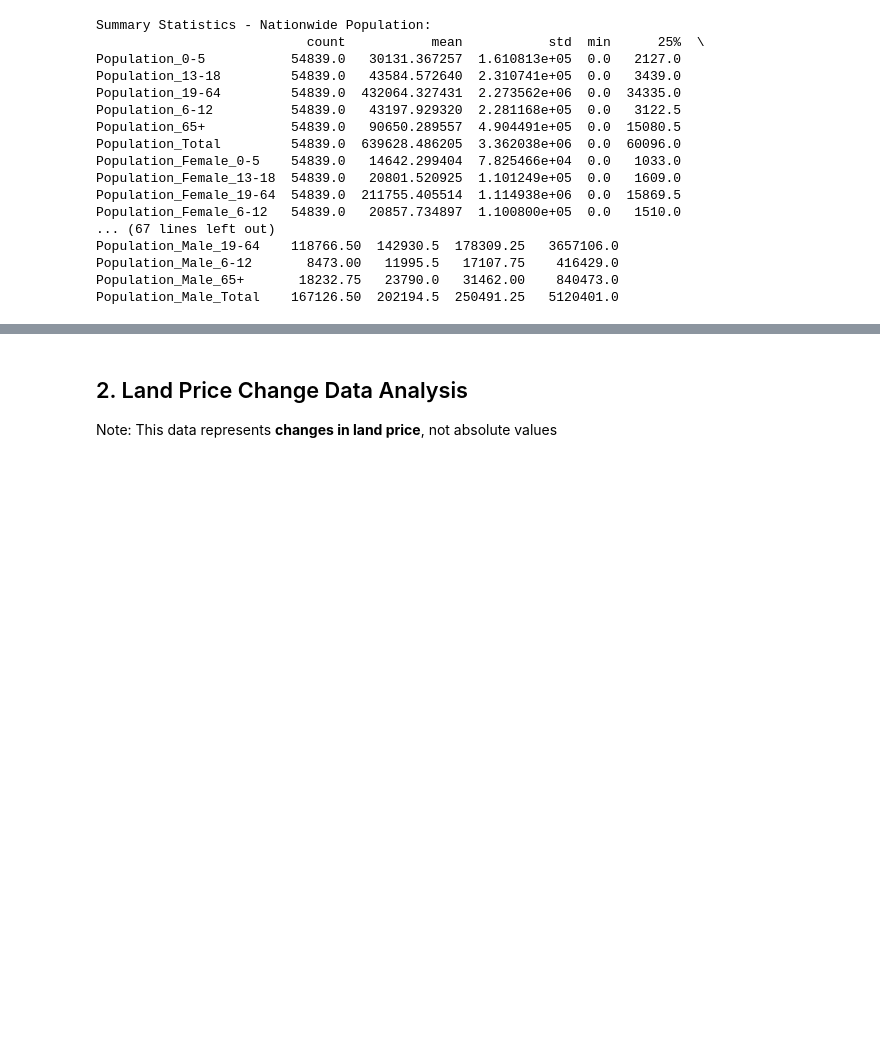
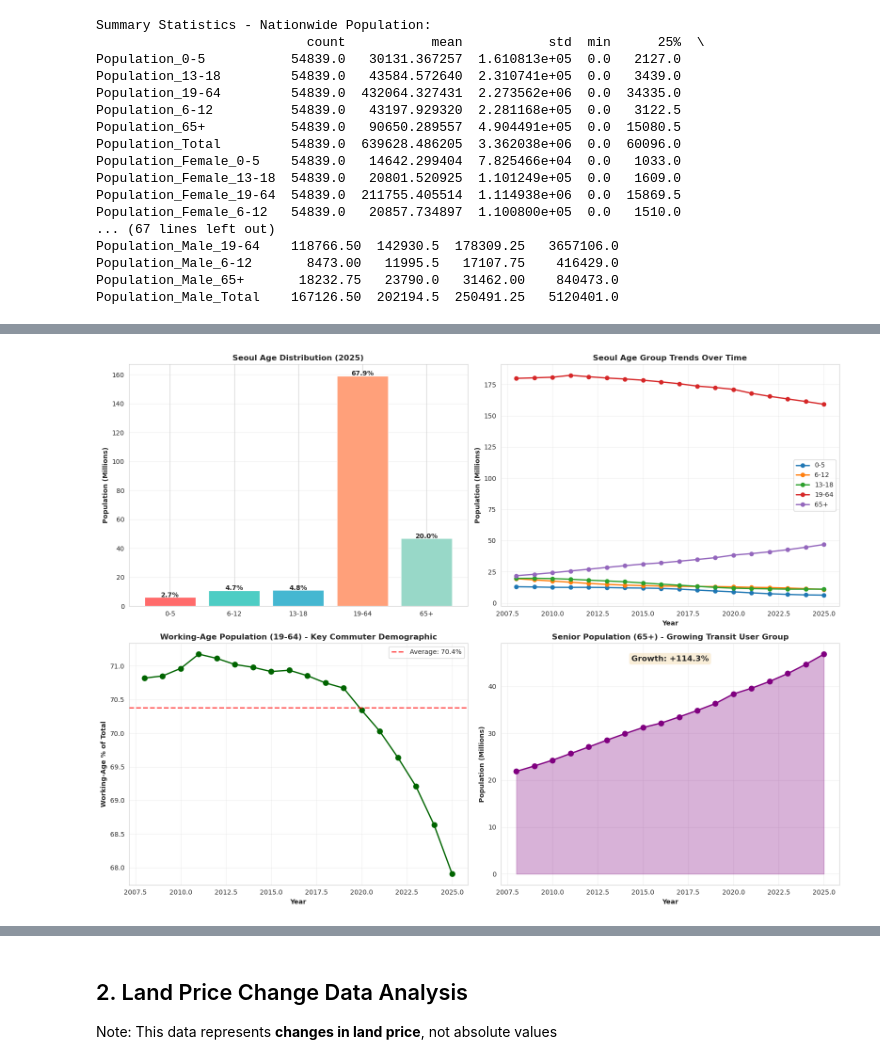
Before and after one commit to omzz15/intro-to-big-data-group-project, a Jupyter notebook: notebooks/EDA/cleaned-datasets-eda.ipynb, the cells around one changed output, grey strips where cells are left out. Saved outputs shown, nothing was run; the diff lists cells and outputs as text; code cells hidden in the pictures; blank space fills up the shorter version.

```diff
--- a/notebooks/EDA/cleaned-datasets-eda.ipynb
+++ b/notebooks/EDA/cleaned-datasets-eda.ipynb
@@ -306,0 +317,77 @@ if len(numeric_pop_seoul_cols) > 1:
+# %%
+# 2. Age Group Distribution Analysis
+print("\n" + "="*70)
+print("AGE GROUP ANALYSIS")
+print("="*70)
+
+# Get latest year data
+latest_year = pop_seoul['Year'].max()
+pop_seoul_latest = pop_seoul[pop_seoul['Year'] == latest_year].copy()
+
+# Aggregate age groups by year
+age_cols = ['Population_0-5', 'Population_6-12', 'Population_13-18', 'Population_19-64', 'Population_65+']
+pop_seoul_age_yearly = pop_seoul.groupby('Year')[age_cols].sum()
+
+fig, axes = plt.subplots(2, 2, figsize=(16, 12))
+
+# Latest year age distribution
+age_totals = pop_seoul_latest[age_cols].sum()
+axes[0, 0].bar(range(len(age_cols)), age_totals.values / 1e6, color=['#FF6B6B', '#4ECDC4', '#45B7D1', '#FFA07A', '#98D8C8'])
+axes[0, 0].set_xticks(range(len(age_cols)))
+axes[0, 0].set_xticklabels(['0-5', '6-12', '13-18', '19-64', '65+'], fontsize=10)
+axes[0, 0].set_ylabel('Population (Millions)', fontweight='bold')
+axes[0, 0].set_title(f'Seoul Age Distribution ({latest_year})', fontweight='bold')
+axes[0, 0].grid(True, alpha=0.3, axis='y')
+
+# Add percentage labels
+total_pop = age_totals.sum()
+for i, (col, val) in enumerate(age_totals.items()):
+    pct = (val / total_pop) * 100
+    axes[0, 0].text(i, val / 1e6 + 0.1, f'{pct:.1f}%', ha='center', fontweight='bold')
+
+# Age group trends over time
+for col in age_cols:
+    axes[0, 1].plot(pop_seoul_age_yearly.index, pop_seoul_age_yearly[col] / 1e6,
+                   marker='o', linewidth=2, label=col.replace('Population_', ''))
+axes[0, 1].set_xlabel('Year', fontweight='bold')
+axes[0, 1].set_ylabel('Population (Millions)', fontweight='bold')
+axes[0, 1].set_title('Seoul Age Group Trends Over Time', fontweight='bold')
+axes[0, 1].legend(loc='best')
+axes[0, 1].grid(True, alpha=0.3)
+
+# Working-age population focus (19-64, key for ridership)
+working_age_pct = (pop_seoul_age_yearly['Population_19-64'] / pop_seoul_age_yearly.sum(axis=1)) * 100
+axes[1, 0].plot(pop_seoul_age_yearly.index, working_age_pct,
+               marker='o', linewidth=2, color='darkgreen', markersize=8)
+axes[1, 0].set_xlabel('Year', fontweight='bold')
+axes[1, 0].set_ylabel('Working-Age % of Total', fontweight='bold')
+axes[1, 0].set_title('Working-Age Population (19-64) - Key Commuter Demographic', fontweight='bold')
+axes[1, 0].grid(True, alpha=0.3)
+axes[1, 0].axhline(y=working_age_pct.mean(), color='red', linestyle='--', linewidth=2, alpha=0.7, label=f'Average: {working_age_pct.mean():.1f}%')
+axes[1, 0].legend()
+
+# Senior population growth (65+, increasing ridership segment)
+senior_pop = pop_seoul_age_yearly['Population_65+'] / 1e6
+axes[1, 1].plot(pop_seoul_age_yearly.index, senior_pop,
+               marker='o', linewidth=2, color='purple', markersize=8)
+axes[1, 1].set_xlabel('Year', fontweight='bold')
+axes[1, 1].set_ylabel('Population (Millions)', fontweight='bold')
+axes[1, 1].set_title('Senior Population (65+) - Growing Transit User Group', fontweight='bold')
+axes[1, 1].grid(True, alpha=0.3)
+axes[1, 1].fill_between(pop_seoul_age_yearly.index, senior_pop, alpha=0.3, color='purple')
+
+# Calculate growth rate
+if len(senior_pop) > 1:
+    growth_rate = ((senior_pop.iloc[-1] - senior_pop.iloc[0]) / senior_pop.iloc[0]) * 100
+    axes[1, 1].text(0.5, 0.95, f'Growth: {growth_rate:+.1f}%',
+                   transform=axes[1, 1].transAxes, ha='center', va='top',
+                   bbox=dict(boxstyle='round', facecolor='wheat', alpha=0.5),
+                   fontsize=12, fontweight='bold')
+
+plt.tight_layout()
+plt.show()
+
+print(f"\n✓ Working-age population (19-64): {working_age_pct.iloc[-1]:.1f}% of Seoul's population")
+print(f"✓ Senior population (65+) grew {growth_rate:+.1f}% from {pop_seoul_age_yearly.index[0]} to {pop_seoul_age_yearly.index[-1]}")
+print(f"✓ Youth population (0-18): {((age_totals['Population_0-5'] + age_totals['Population_6-12'] + age_totals['Population_13-18']) / total_pop * 100):.1f}% of total")
+# %% [output]
@@ -306,0 +397 @@ if len(numeric_pop_seoul_cols) > 1:
+[figure, added]
```
Also changed, not shown: parts of 17 cells of this notebook, 8 other files.
